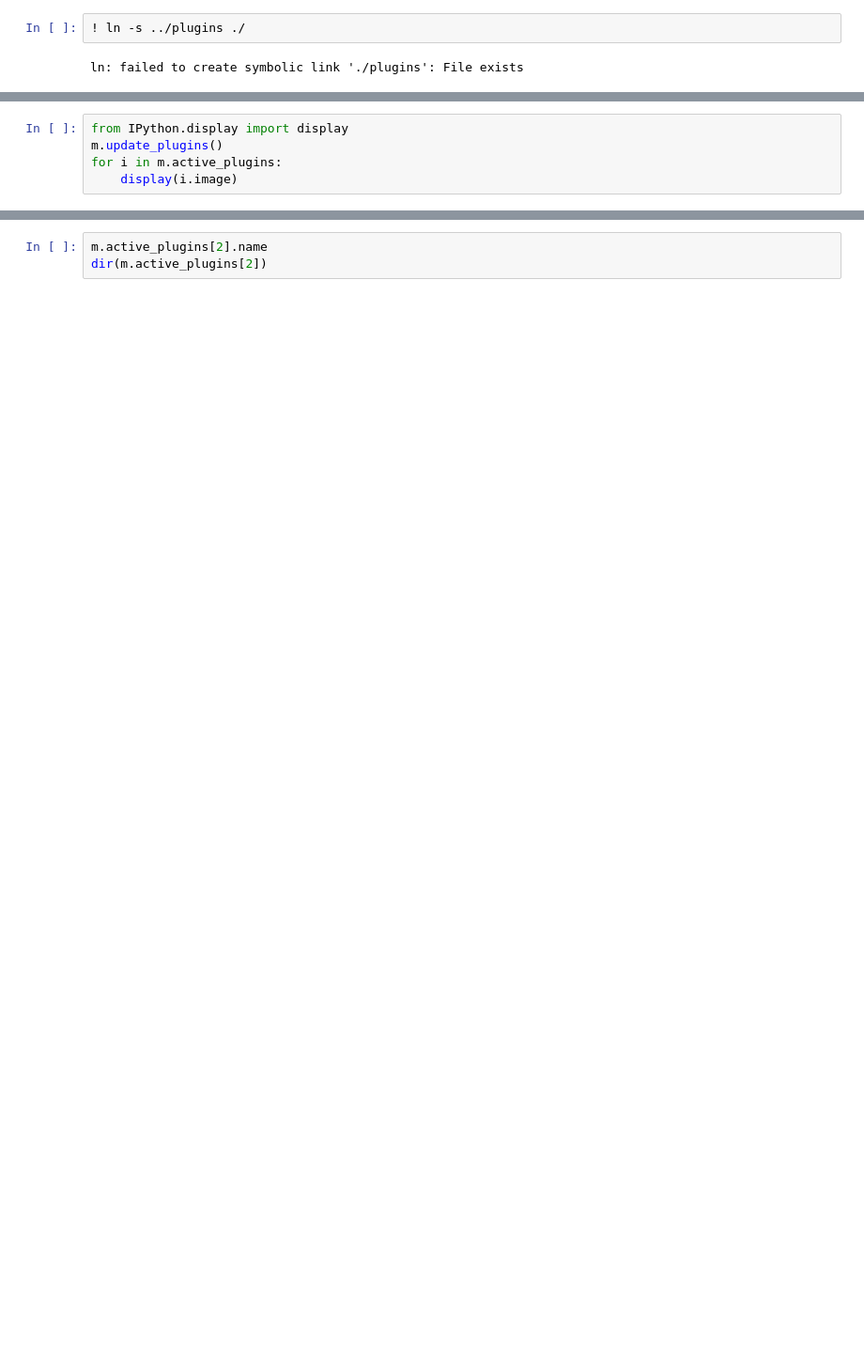
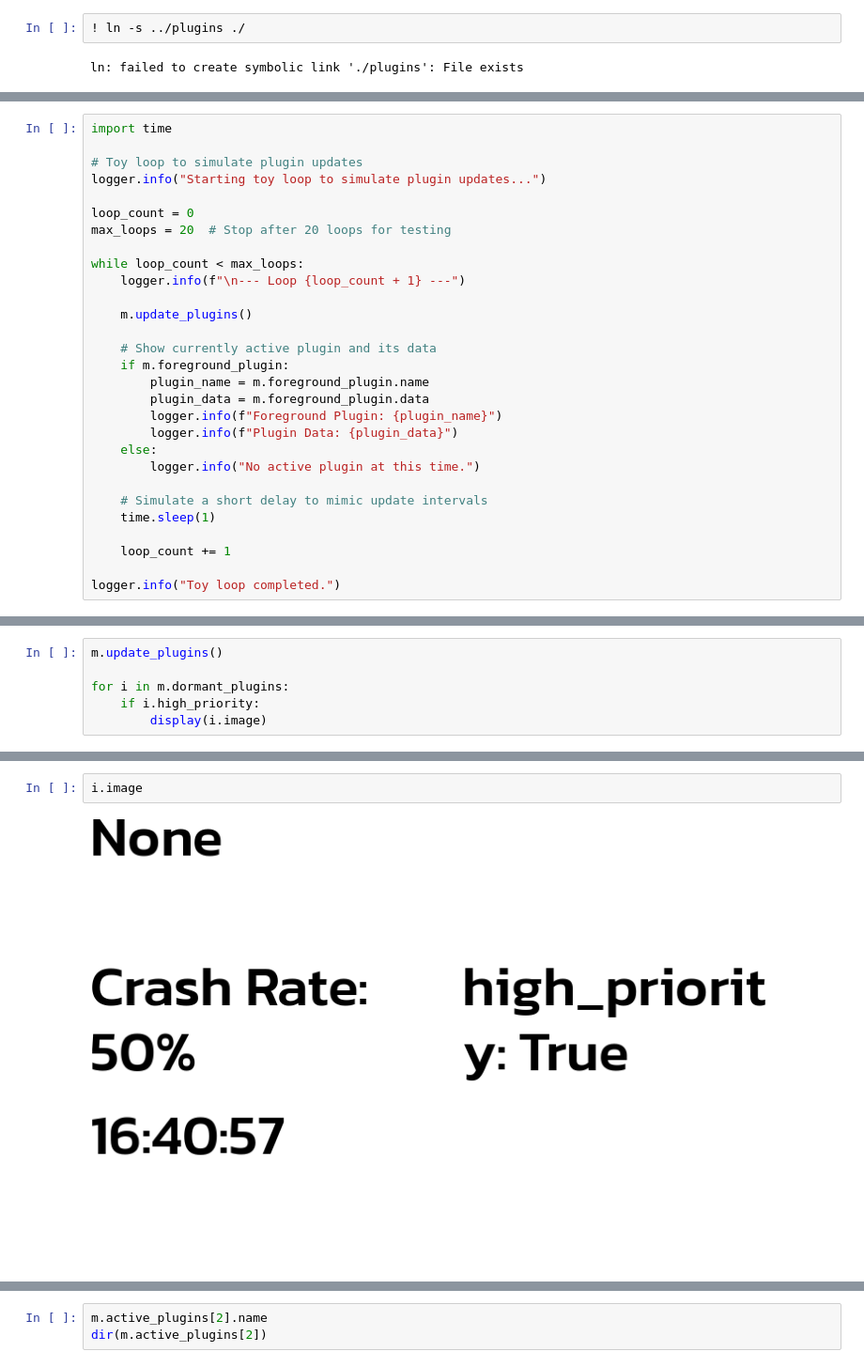
Before and after one commit to txoof/PaperPi-Web, a Jupyter notebook: library/plugin_manager.ipynb, the cells around one changed output, grey strips where cells are left out. Shown at 94% size. Cells and saved outputs as stored; diff of their text form; blank space fills up the shorter version.

```diff
--- a/library/plugin_manager.ipynb
+++ b/library/plugin_manager.ipynb
@@ -482,5 +518,0 @@ m.update_plugins()
-# %%
-from IPython.display import display
-m.update_plugins()
-for i in m.active_plugins:
-    display(i.image)
@@ -500,0 +519,29 @@ for i in m.active_plugins:
+# %%
+import time
+
+# Toy loop to simulate plugin updates
+logger.info("Starting toy loop to simulate plugin updates...")
+
+loop_count = 0
+max_loops = 20  # Stop after 20 loops for testing
+
+while loop_count < max_loops:
+    logger.info(f"\n--- Loop {loop_count + 1} ---")
+
+    m.update_plugins()
+
+    # Show currently active plugin and its data
+    if m.foreground_plugin:
+        plugin_name = m.foreground_plugin.name
+        plugin_data = m.foreground_plugin.data
+        logger.info(f"Foreground Plugin: {plugin_name}")
+        logger.info(f"Plugin Data: {plugin_data}")
+    else:
+        logger.info("No active plugin at this time.")
+
+    # Simulate a short delay to mimic update intervals
+    time.sleep(1)
+
+    loop_count += 1
+
+logger.info("Toy loop completed.")
@@ -500,0 +572,6 @@ for i in m.active_plugins:
+# %%
+m.update_plugins()
+
+for i in m.dormant_plugins:
+    if i.high_priority:
+        display(i.image)
@@ -501 +599,5 @@ for i in m.active_plugins:
+# %%
+i.image
+# %% [output]
+[figure, added]
 # %%
```
Also changed, not shown: parts of 14 cells of this notebook, 1 other file.
